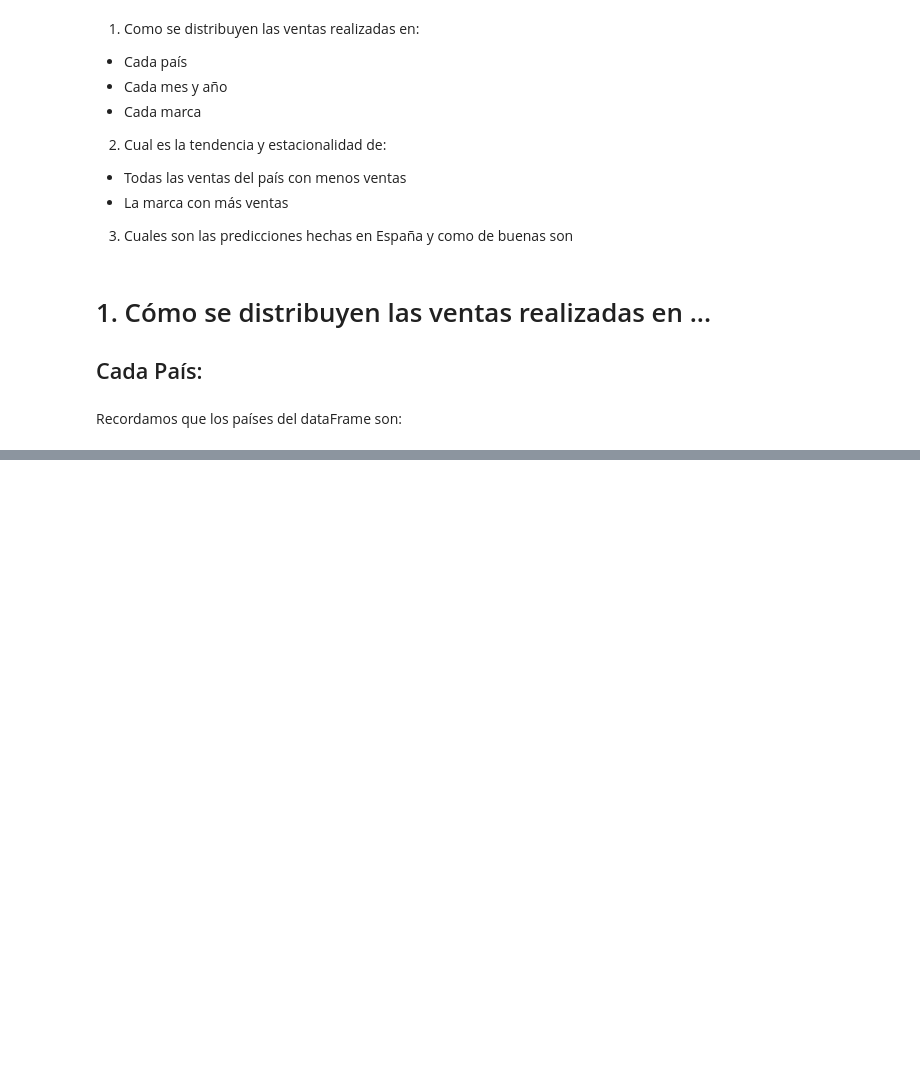
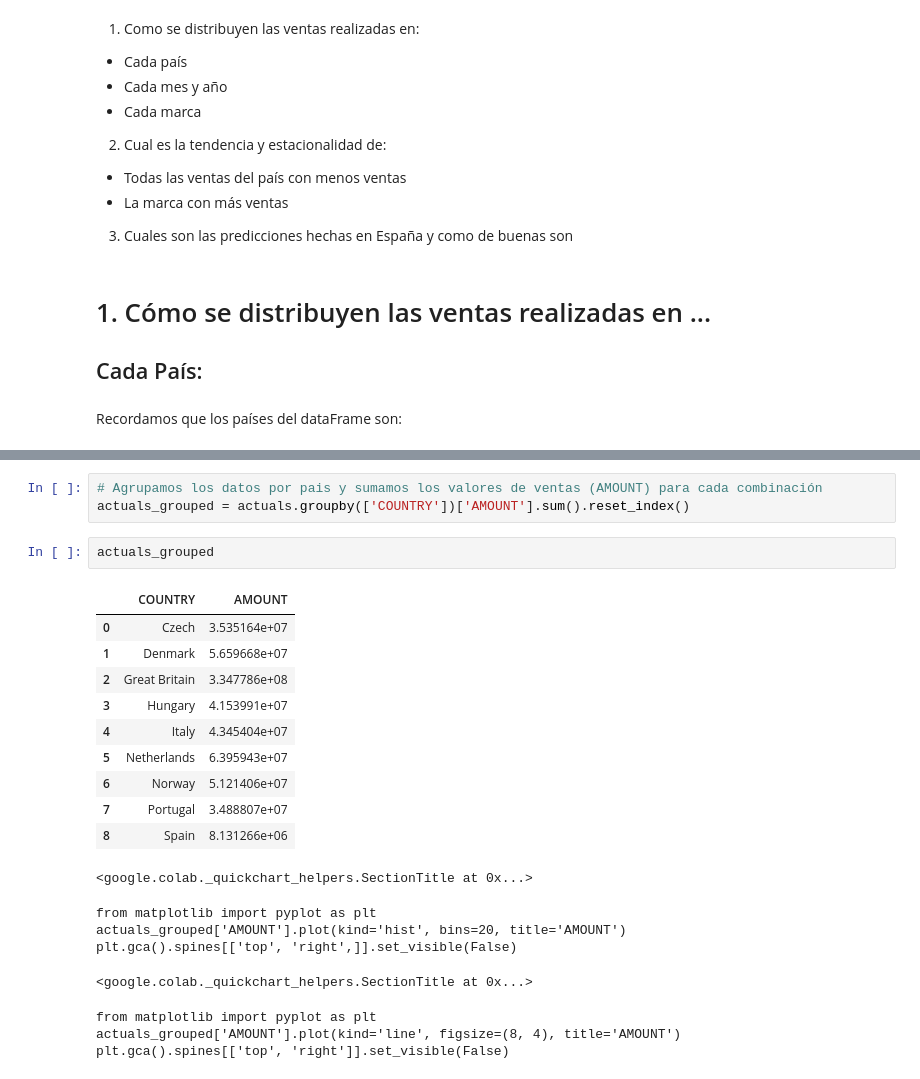
Before and after one commit to anruki/UFV_Visualizacion, a Jupyter notebook: EjerciciosClase/Ventas.ipynb, the cells around one changed output, grey strips where cells are left out. Cells and saved outputs as stored; diff of their text form; blank space fills up the shorter version.

```diff
--- a/EjerciciosClase/Ventas.ipynb
+++ b/EjerciciosClase/Ventas.ipynb
@@ -628,0 +658,24 @@ print(paises)
+# %%
+# Agrupamos los datos por pais y sumamos los valores de ventas (AMOUNT) para cada combinación
+actuals_grouped = actuals.groupby(['COUNTRY'])['AMOUNT'].sum().reset_index()
+# %%
+actuals_grouped
+# %% [output]
+|  | COUNTRY | AMOUNT |
+| 0 | Czech | 3.535164e+07 |
+| 1 | Denmark | 5.659668e+07 |
+| 2 | Great Britain | 3.347786e+08 |
+| 3 | Hungary | 4.153991e+07 |
+| 4 | Italy | 4.345404e+07 |
+| 5 | Netherlands | 6.395943e+07 |
+| 6 | Norway | 5.121406e+07 |
+| 7 | Portugal | 3.488807e+07 |
+| 8 | Spain | 8.131266e+06 |
+<google.colab._quickchart_helpers.SectionTitle at 0x...>
+from matplotlib import pyplot as plt
+actuals_grouped['AMOUNT'].plot(kind='hist', bins=20, title='AMOUNT')
+plt.gca().spines[['top', 'right',]].set_visible(False)
+<google.colab._quickchart_helpers.SectionTitle at 0x...>
+from matplotlib import pyplot as plt
+actuals_grouped['AMOUNT'].plot(kind='line', figsize=(8, 4), title='AMOUNT')
+plt.gca().spines[['top', 'right']].set_visible(False)
```
Also changed, not shown: parts of 8 cells of this notebook.
